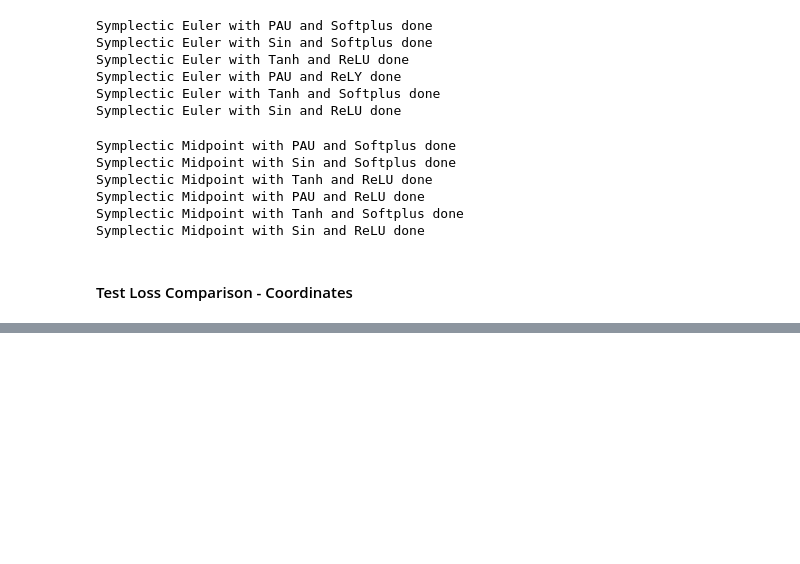
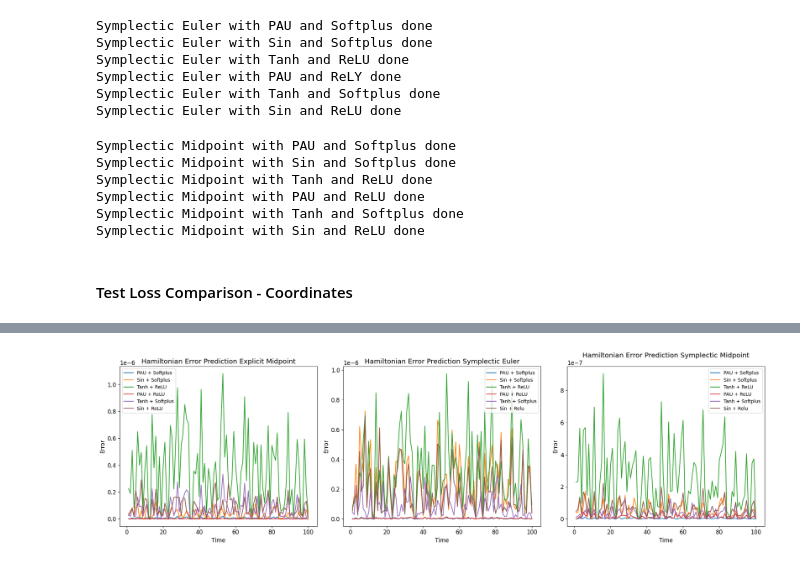
Before and after one commit to sannejamila/HNNs_ODEs, a Jupyter notebook: HenonHeiles.ipynb, the cells around one changed output, grey strips where cells are left out. Drawn from its saved outputs; the diff is of its cells as text; code cells hidden in the pictures; blank space fills up the shorter version.

```diff
--- a/HenonHeiles.ipynb
+++ b/HenonHeiles.ipynb
@@ -626,3 +703,17 @@ H_err_symp_Tanh_ReLU = []
 H_err_symp_PAU_ReLU = []
 H_err_symp_Tanh_soft = []
 H_err_symp_Sin_ReLU = []
+# %%
+def get_Hamiltonians(model,u_exact,u_pred, sys = HenonHeilesSystem()):
+    H_exact = torch.tensor([sys.Hamiltonian(u) for u in u_exact])
+
+    u_samples = u_pred
+    #Computed estimated Hamiltonian from values for prediction
+    H_nn= torch.tensor([(model.Hamiltonian(u)- model.Hamiltonian(torch.tensor([[0.,  0.,  0.,  0.]])) )for u in u_samples])
+    #Computed true Hamiltonian values for prediction
+    H_exact_pred = torch.tensor([sys.Hamiltonian(u) for u in u_samples])
+    #Computed NN Hamiltonian for exact
+    H_nn_exact = torch.tensor([(model.Hamiltonian(torch.tensor(u, dtype = torch.float32)) - model.Hamiltonian(torch.tensor([[0., 0., 0., 0.]]))) for u in u_exact])
+
+
+    return H_exact, H_nn, H_exact_pred, H_nn_exact
@@ -628,0 +780,69 @@ H_err_symp_Sin_ReLU = []
+# %%
+fig, ax = plt.subplots(1, 3, figsize=(20, 6))
+
+traject = np.linspace(1,ntraj_test,ntraj_test)
+
+
+ax[0].plot(traject, H_err_exp_PAU_Soft, label="PAU + Softplus")
+ax[0].plot(traject, H_err_exp_Sin_Soft, label="Sin + Softplus")
+ax[0].plot(traject, H_err_exp_Tanh_ReLU, label="Tanh + ReLU")
+ax[0].plot(traject, H_err_exp_PAU_ReLU, label="PAU + ReLU")
+ax[0].plot(traject, H_err_exp_Tanh_soft, label="Tanh + Softplus")
+ax[0].plot(traject, H_err_exp_Sin_ReLU, label="Sin + ReLU")
+ax[0].set_xlabel("Time")
+ax[0].set_ylabel("Error")
+ax[0].set_title("Hamiltonian Error Prediction Explicit Midpoint")
+ax[0].legend()
+
+print("Average error Explicit Midpoint PAU + Softplus: " + str(np.array(H_err_exp_PAU_Soft).mean()))
+print("Average error Explicit Midpoint Sin + Softplus: " + str(np.array(H_err_exp_Sin_Soft).mean()))
+print("Average error Explicit Midpoint Tanh + ReLU: " + str(np.array(H_err_exp_Tanh_ReLU).mean()))
+print("Average error Explicit Midpoint PAU + ReLU: " + str(np.array(H_err_exp_PAU_ReLU).mean()))
+print("Average error Explicit Midpoint Tanh + Softplus: " + str(np.array(H_err_exp_Tanh_soft).mean()))
+print("Average error Explicit Midpoint Sin + ReLU: " + str(np.array(H_err_exp_Sin_ReLU).mean()))
+
+
+
+ax[1].plot(traject, H_err_symp_eul_PAU_Soft, label="PAU + Softplus")
+ax[1].plot(traject, H_err_symp_eul_Sin_Soft, label="Sin + Softplus")
+ax[1].plot(traject, H_err_symp_eul_Tanh_ReLU, label="Tanh + ReLU")
+ax[1].plot(traject, H_err_symp_eul_PAU_ReLU, label="PAU + ReLU")
+ax[1].plot(traject, H_err_symp_eul_Tanh_soft, label="Tanh + Softplus")
+ax[1].plot(traject, H_err_symp_eul_Sin_ReLU, label="Sin + Relu")
+ax[1].set_xlabel("Time")
+ax[1].set_ylabel("Error")
+ax[1].set_title("Hamiltonian Error Prediction Symplectic Euler")
+ax[1].legend()
+
+print("Average error Symplectic Euler PAU + Softplus: " + str(np.array(H_err_symp_eul_PAU_Soft).mean()))
+print("Average error Symplectic Euler Sin + Softplus: " + str(np.array(H_err_symp_eul_Sin_Soft).mean()))
+print("Average error Symplectic Euler Tanh + ReLU: " + str(np.array(H_err_symp_eul_Tanh_ReLU).mean()))
+print("Average error Symplectic Euler PAU + ReLU: " + str(np.array(H_err_symp_eul_PAU_ReLU).mean()))
+print("Average error Symplectic Euler  Tanh + Softplus: " + str(np.array(H_err_symp_eul_Tanh_soft).mean()))
+print("Average error Symplectic Euler  Sin + ReLU: " + str(np.array(H_err_symp_eul_Sin_ReLU).mean()))
+
+
+
+ax[2].plot(traject, H_err_symp_PAU_Soft, label="PAU + Softplus")
+ax[2].plot(traject, H_err_symp_Sin_Soft, label="Sin + Softplus")
+ax[2].plot(traject, H_err_symp_Tanh_ReLU, label="Tanh + ReLU")
+ax[2].plot(traject, H_err_symp_PAU_ReLU, label="PAU + ReLU")
+ax[2].plot(traject, H_err_symp_Tanh_soft, label="Tanh + Softplus")
+ax[2].plot(traject, H_err_symp_Sin_ReLU, label="Sin + Relu")
+ax[2].set_xlabel("Time")
+ax[2].set_ylabel("Error")
+ax[2].set_title("Hamiltonian Error Prediction Symplectic Midpoint")
+ax[2].legend()
+
+
+print("Average error Symplectic Midpoint PAU + Softplus: " + str(np.array(H_err_symp_PAU_Soft).mean()))
+print("Average error Symplectic Midpoint Sin + Softplus: " + str(np.array(H_err_symp_Sin_Soft).mean()))
+print("Average error Symplectic Midpoint Tanh + ReLU: " + str(np.array(H_err_symp_Tanh_ReLU).mean()))
+print("Average error Symplectic Midpoint PAU + ReLU: " + str(np.array(H_err_symp_PAU_ReLU).mean()))
+print("Average error Symplectic Midpoint  Tanh + Softplus: " + str(np.array(H_err_symp_Tanh_soft).mean()))
+print("Average error Symplectic Midpoint  Sin + ReLU: " + str(np.array(H_err_symp_Sin_ReLU).mean()))
+
+
+plt.tight_layout()
+plt.show()
+# %% [output]
@@ -628,0 +867 @@ H_err_symp_Sin_ReLU = []
+[figure, added]
```
Also changed, not shown: parts of 12 cells of this notebook, 3 other files.
